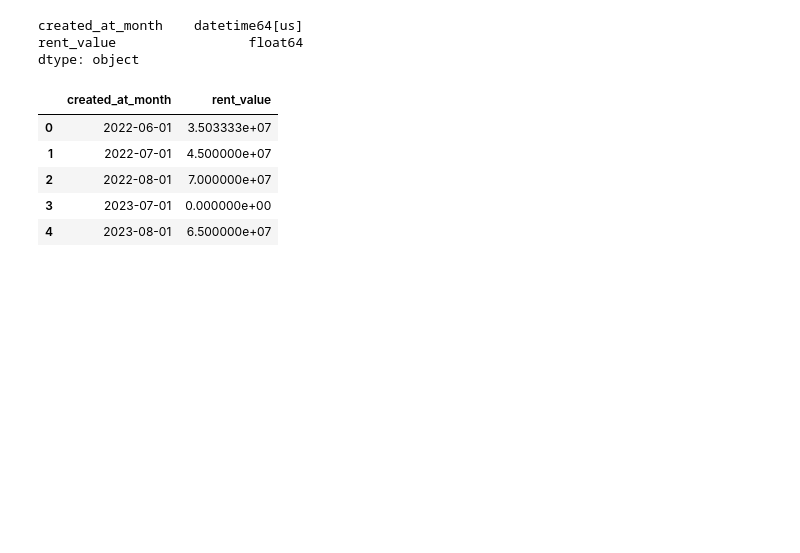
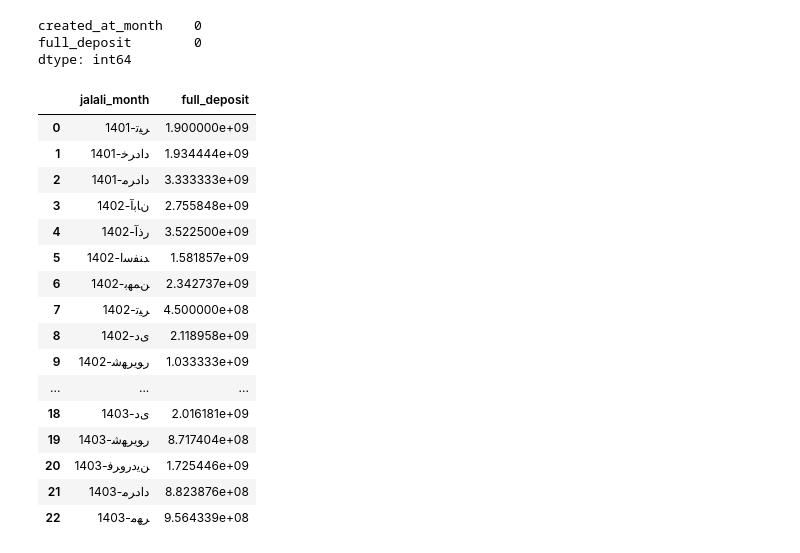
Before and after one commit to maslri/divar-real-estate-ml, a Jupyter notebook: notebooks/06_average_rent_trend.ipynb, the cells around one changed output. Saved outputs shown, nothing was run; the diff lists cells and outputs as text; code cells hidden in the pictures; blank space fills up the shorter version.

```diff
--- a/notebooks/06_average_rent_trend.ipynb
+++ b/notebooks/06_average_rent_trend.ipynb
@@ -68,10 +47,5 @@ Length: 46, dtype: str
+# %%
+rent_df = rent_df[["created_at_month", "full_deposit"]]
 # %%
-trend_df = df[["created_at_month", "rent_value"]].copy()
-
-trend_df["created_at_month"] = pd.to_datetime(trend_df["created_at_month"])
+rent_df = rent_df.dropna(subset=["full_deposit", "created_at_month"]).copy()
+rent_df["created_at_month"] = pd.to_datetime(rent_df["created_at_month"])
-# %%
-trend_df.dtypes
-# %% [output]
-created_at_month    datetime64[us]
-rent_value                 float64
-dtype: object
@@ -80,11 +52,52 @@ trend_df = trend_df.dropna(subset=["rent_value"])
+# %%
+rent_df[["created_at_month", "full_deposit"]].isna().sum()
+# %% [output]
+created_at_month    0
+full_deposit        0
+dtype: int64
+# %%
+import jdatetime
+
+month_names = [
+    "فروردین",
+    "اردیبهشت",
+    "خرداد",
+    "تیر",
+    "مرداد",
+    "شهریور",
+    "مهر",
+    "آبان",
+    "آذر",
+    "دی",
+    "بهمن",
+    "اسفند",
+]
+
+rent_df["jalali_month"] = rent_df["created_at_month"].apply(
+    lambda x: (
+        f"{jdatetime.date.fromgregorian(date=x.date()).year}-"
+        f"{month_names[jdatetime.date.fromgregorian(date=x.date()).month - 1]}"
+    )
+)
 # %%
-monthly_avg = trend_df.groupby("created_at_month")["rent_value"].mean().reset_index()
+monthly_avg = rent_df.groupby("jalali_month")["full_deposit"].mean().reset_index()
 # %%
-monthly_avg.head()
+monthly_avg.head(100)
 # %% [output]
-|  | created_at_month | rent_value |
-| 0 | 2022-06-01 | 3.503333e+07 |
-| 1 | 2022-07-01 | 4.500000e+07 |
-| 2 | 2022-08-01 | 7.000000e+07 |
-| 3 | 2023-07-01 | 0.000000e+00 |
-| 4 | 2023-08-01 | 6.500000e+07 |
+|  | jalali_month | full_deposit |
+| 0 | ﺮﯿﺗ-1401 | 1.900000e+09 |
+| 1 | ﺩﺍﺩﺮﺧ-1401 | 1.934444e+09 |
+| 2 | ﺩﺍﺩﺮﻣ-1401 | 3.333333e+09 |
+| 3 | ﻥﺎﺑﺁ-1402 | 2.755848e+09 |
+| 4 | ﺭﺫﺁ-1402 | 3.522500e+09 |
+| 5 | ﺪﻨﻔﺳﺍ-1402 | 1.581857e+09 |
+| 6 | ﻦﻤﻬﺑ-1402 | 2.342737e+09 |
+| 7 | ﺮﯿﺗ-1402 | 4.500000e+08 |
+| 8 | ﯼﺩ-1402 | 2.118958e+09 |
+| 9 | ﺭﻮﯾﺮﻬﺷ-1402 | 1.033333e+09 |
+| ... | ... | ... |
+| 18 | ﯼﺩ-1403 | 2.016181e+09 |
+| 19 | ﺭﻮﯾﺮﻬﺷ-1403 | 8.717404e+08 |
+| 20 | ﻦﯾﺩﺭﻭﺮﻓ-1403 | 1.725446e+09 |
+| 21 | ﺩﺍﺩﺮﻣ-1403 | 8.823876e+08 |
+| 22 | ﺮﻬﻣ-1403 | 9.564339e+08 |
```
Also changed, not shown: parts of 13 cells of this notebook, 1 other file.
